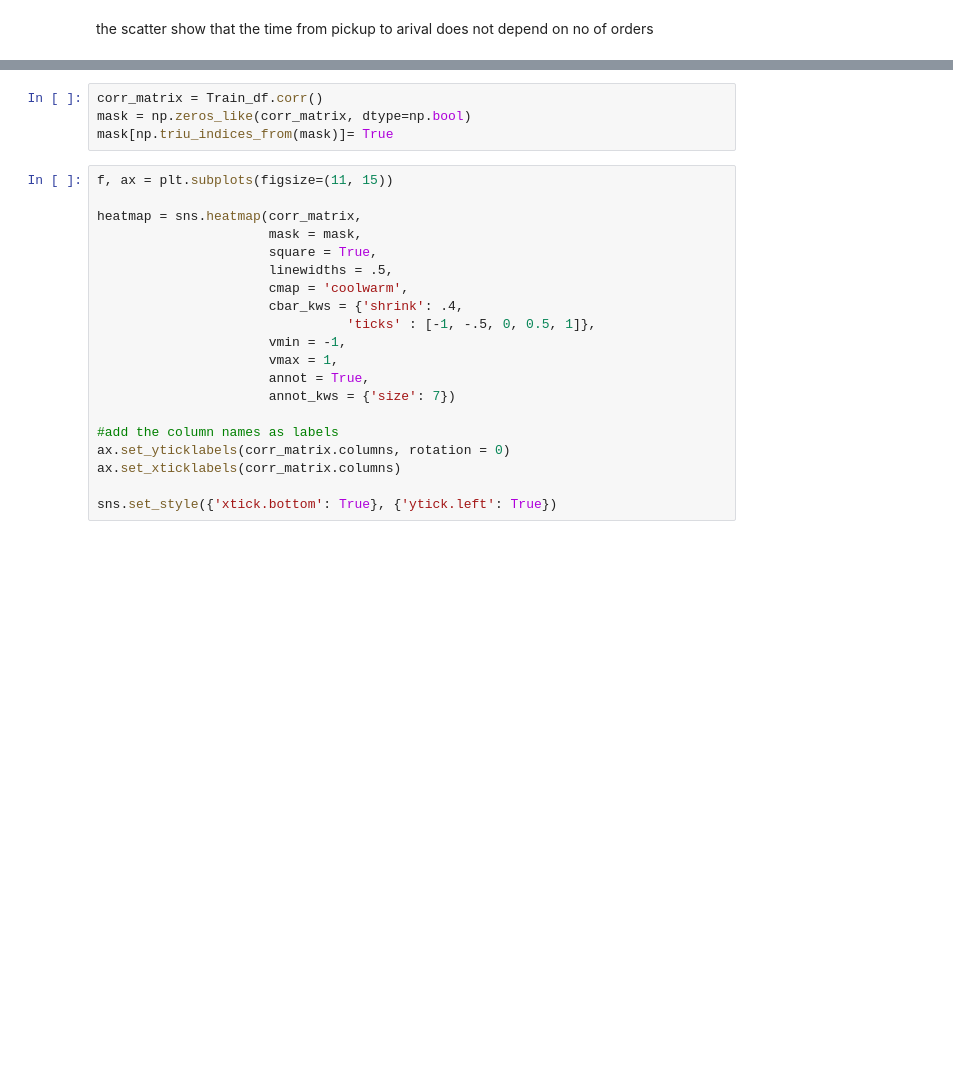
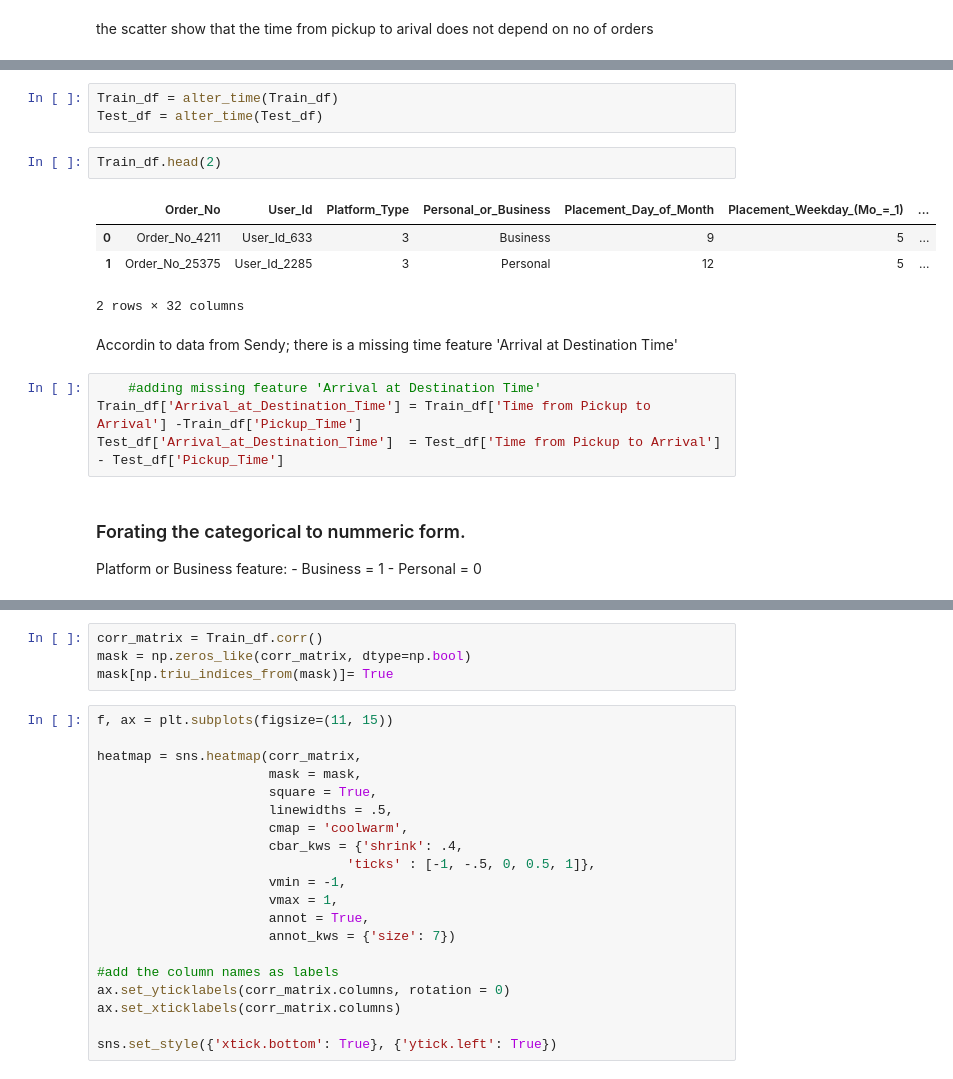
Before and after one commit to Team24-Regression/Regression_Predict_Package, a Jupyter notebook: notebook_team_24.ipynb, the cells around one changed output, grey strips where cells are left out. Drawn from its saved outputs; the diff is of its cells as text; blank space fills up the shorter version.

```diff
--- a/notebook_team_24.ipynb
+++ b/notebook_team_24.ipynb
@@ -565,0 +369,21 @@ ax.set(xlabel='Rider Id', ylabel='Number of orders')
+# %%
+Train_df = alter_time(Train_df)
+Test_df = alter_time(Test_df)
+# %%
+Train_df.head(2)
+# %% [output]
+|  | Order_No | User_Id | Platform_Type | Personal_or_Business | Placement_Day_of_Month | Placement_Weekday_(Mo_=_1) | ... |
+| 0 | Order_No_4211 | User_Id_633 | 3 | Business | 9 | 5 | ... |
+| 1 | Order_No_25375 | User_Id_2285 | 3 | Personal | 12 | 5 | ... |
+2 rows × 32 columns
+# %% [markdown]
+Accordin to data from Sendy; there is a missing time feature 'Arrival at Destination Time'
+# %%
+    #adding missing feature 'Arrival at Destination Time'
+Train_df['Arrival_at_Destination_Time'] = Train_df['Time from Pickup to Arrival'] -Train_df['Pickup_Time']
+Test_df['Arrival_at_Destination_Time']  = Test_df['Time from Pickup to Arrival'] - Test_df['Pickup_Time']
+# %% [markdown]
+### Forating the categorical to nummeric form.
+Platform or Business feature:
+    - Business = 1
+    - Personal = 0
```
Also changed, not shown: parts of 64 cells of this notebook.
